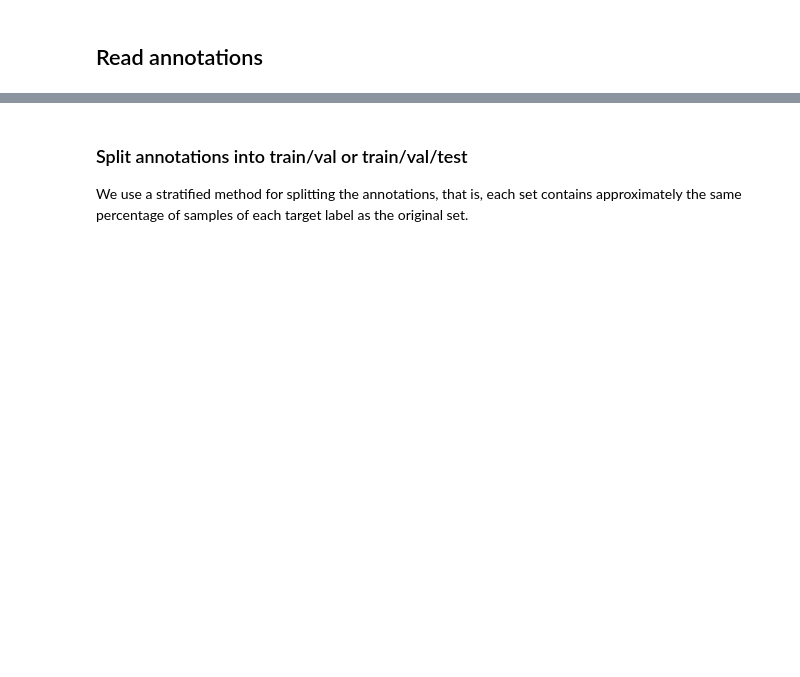
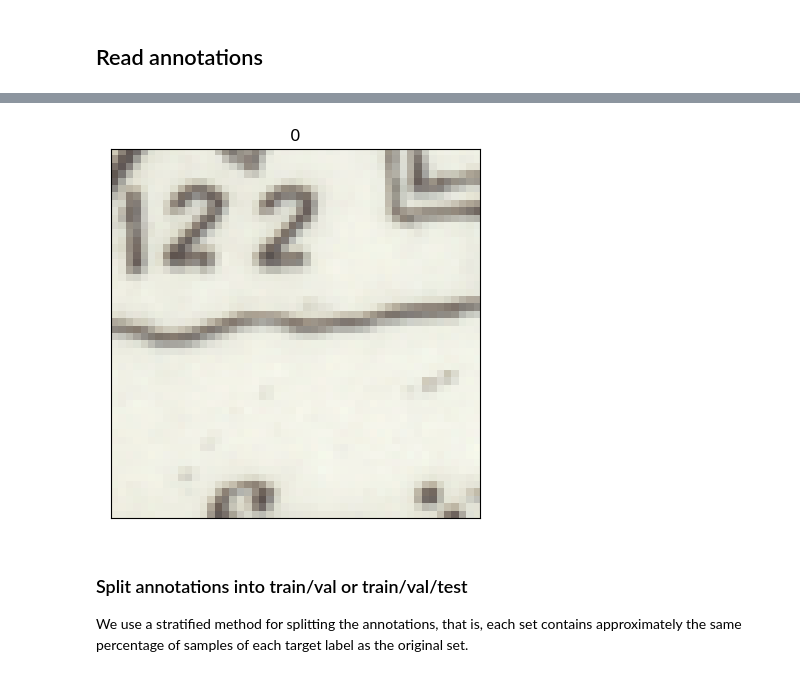
Before and after one commit to maps-as-data/MapReader, a Jupyter notebook: examples/geospatial/classification_one_inch_maps_001/003_train_classifier.ipynb, the cells around one changed output, grey strips where cells are left out. Drawn from its saved outputs; the diff is of its cells as text; code cells hidden in the pictures; blank space fills up the shorter version.

```diff
--- a/examples/geospatial/classification_one_inch_maps_001/003_train_classifier.ipynb
+++ b/examples/geospatial/classification_one_inch_maps_001/003_train_classifier.ipynb
@@ -40,6 +92,8 @@ annotated_images.show_image_labels(tar_label=1, num_sample=6)
 # %%
 # show an image based on its index
-annotated_images.show_image(indx=2)
+annotated_images.show_image(indx=31)
+# %% [output]
+[figure, added]
 # %% [markdown]
 ### Split annotations into train/val or train/val/test
 
```
Also changed, not shown: parts of 30 cells of this notebook, 17 other files.
